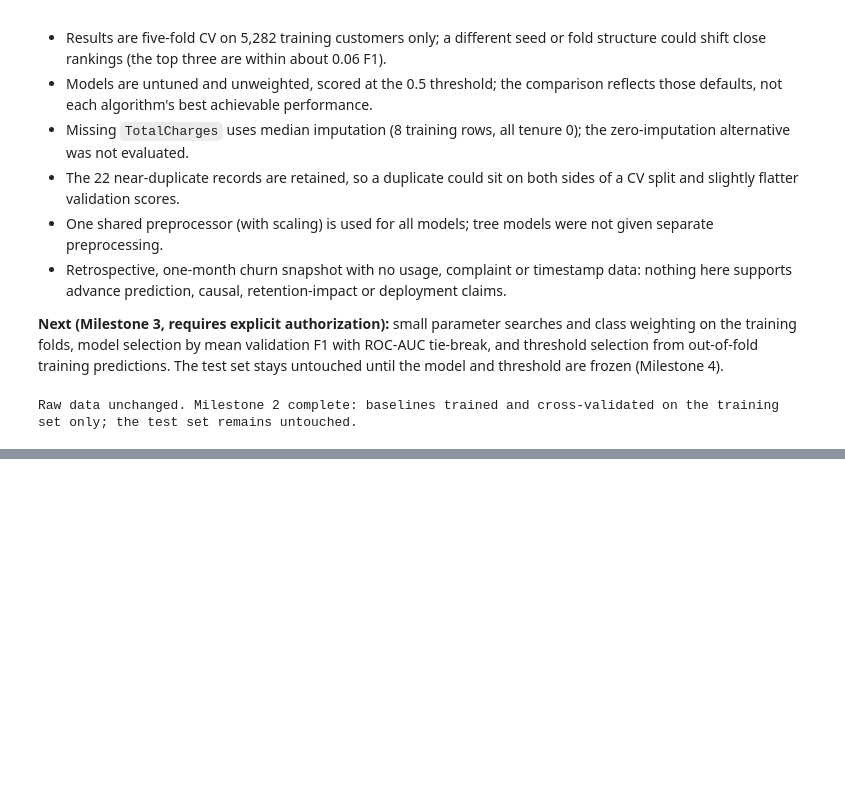
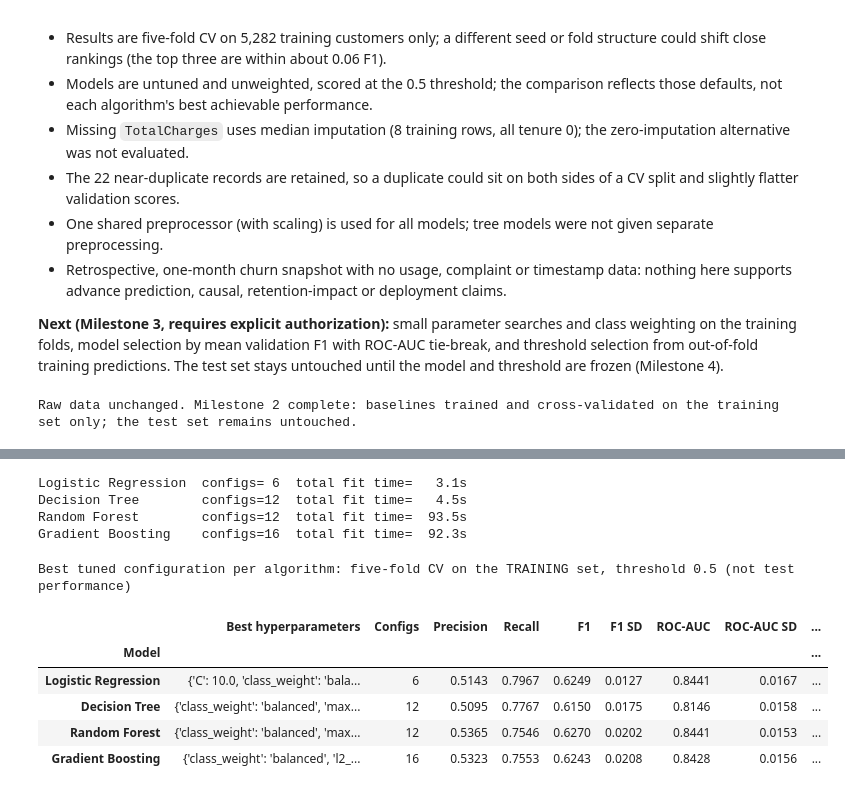
Before and after one commit to sakethm2023-afk/telecom-churn-prediction, a Jupyter notebook: notebooks/telecom_churn_analysis.ipynb, the cells around one changed output, grey strips where cells are left out. Cells and saved outputs as stored; diff of their text form; code cells hidden in the pictures; blank space fills up the shorter version.

```diff
--- a/notebooks/telecom_churn_analysis.ipynb
+++ b/notebooks/telecom_churn_analysis.ipynb
@@ -1091,0 +1142,49 @@ Raw data unchanged. Milestone 2 complete: baselines trained and cross-validated
+# %%
+def pick_best(df):
+    """Highest mean F1; configs within F1_TIE_TOL of the best are tied -> highest mean ROC-AUC; then grid order."""
+    cand = df[df["f1_mean"] >= df["f1_mean"].max() - F1_TIE_TOL]
+    return cand.sort_values("roc_auc_mean", ascending=False, kind="stable").index[0]
+
+def tidy_results(gs):
+    r = gs.cv_results_
+    d = pd.DataFrame(r["params"]).rename(columns=lambda c: c.replace("model__", ""))
+    folds = {}
+    for m in METRICS:
+        arr = np.column_stack([r[f"split{k}_test_{m}"] for k in range(5)])
+        folds[m] = arr
+        d[f"{m}_mean"], d[f"{m}_sd"] = arr.mean(axis=1), arr.std(axis=1, ddof=1)
+    d["fit_s"] = (r["mean_fit_time"] * 5)                     # approx. total fit seconds per configuration (5 folds)
+    return d, folds
+
+searches, results, fold_scores = {}, {}, {}
+for name, grid in GRIDS.items():
+    gs = GridSearchCV(PIPELINES[name], grid, scoring=SCORING, refit=False, cv=FOLDS, n_jobs=1, error_score="raise")
+    gs.fit(X_train, y_train)
+    searches[name] = gs
+    results[name], fold_scores[name] = tidy_results(gs)
+    print(f"{name:20s} configs={len(results[name]):2d}  total fit time={results[name]['fit_s'].sum():6.1f}s")
+# %% [output]
+Logistic Regression  configs= 6  total fit time=   3.1s
+Decision Tree        configs=12  total fit time=   4.5s
+Random Forest        configs=12  total fit time=  93.5s
+Gradient Boosting    configs=16  total fit time=  92.3s
+# %%
+rows = []
+for name, d in results.items():
+    b = d.loc[pick_best(d)]
+    params = {k.replace("model__", ""): v for k, v in searches[name].cv_results_["params"][b.name].items()}   # original types (int/None/str)
+    rows.append({"Model": name, "Best hyperparameters": params,
+                 "Configs": len(d), "Precision": b.precision_mean, "Recall": b.recall_mean, "F1": b.f1_mean, "F1 SD": b.f1_sd,
+                 "ROC-AUC": b.roc_auc_mean, "ROC-AUC SD": b.roc_auc_sd, "Total fit time (s)": d.fit_s.sum(), "_idx": b.name})
+tuned = pd.DataFrame(rows).set_index("Model")
+pd.set_option("display.max_colwidth", 120)
+print("Best tuned configuration per algorithm: five-fold CV on the TRAINING set, threshold 0.5 (not test performance)")
+display(tuned.drop(columns="_idx").round(4))
+# %% [output]
+Best tuned configuration per algorithm: five-fold CV on the TRAINING set, threshold 0.5 (not test performance)
+|  | Best hyperparameters | Configs | Precision | Recall | F1 | F1 SD | ROC-AUC | ROC-AUC SD | ... |
+| Model |  |  |  |  |  |  |  |  | ... |
+| Logistic Regression | {'C': 10.0, 'class_weight': 'bala... | 6 | 0.5143 | 0.7967 | 0.6249 | 0.0127 | 0.8441 | 0.0167 | ... |
+| Decision Tree | {'class_weight': 'balanced', 'max... | 12 | 0.5095 | 0.7767 | 0.6150 | 0.0175 | 0.8146 | 0.0158 | ... |
+| Random Forest | {'class_weight': 'balanced', 'max... | 12 | 0.5365 | 0.7546 | 0.6270 | 0.0202 | 0.8441 | 0.0153 | ... |
+| Gradient Boosting | {'class_weight': 'balanced', 'l2_... | 16 | 0.5323 | 0.7553 | 0.6243 | 0.0208 | 0.8428 | 0.0156 | ... |
```
Also changed, not shown: parts of 26 cells of this notebook, 2 other files.
